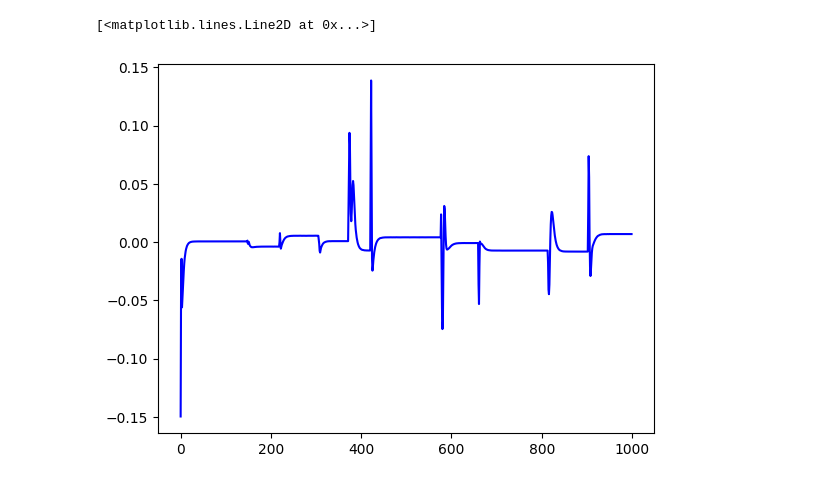
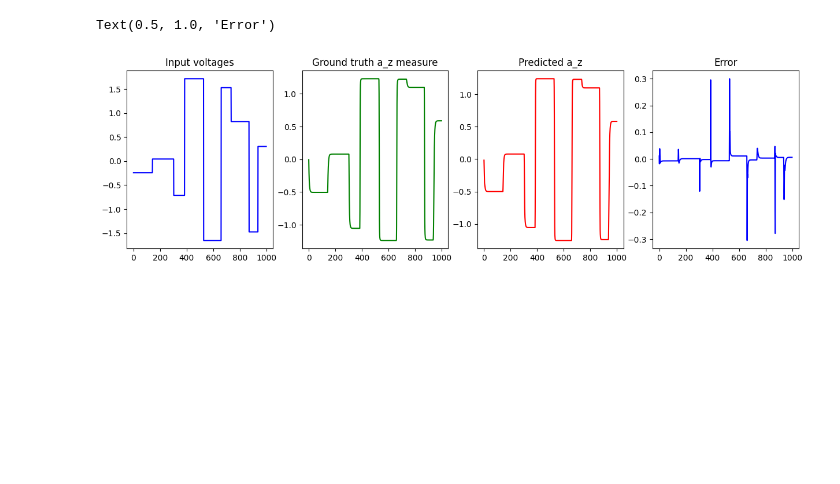
Before and after one commit to Rayan76q/EI-DATA-DRIVEN-CONTROL, a Jupyter notebook: src/model/notebooks/test_model_az.ipynb, the cells around one changed output. Drawn from its saved outputs; the diff is of its cells as text; code cells hidden in the pictures; blank space fills up the shorter version.

Commit message:
last commit rnn model

```diff
--- a/src/model/notebooks/test_model_az.ipynb
+++ b/src/model/notebooks/test_model_az.ipynb
@@ -3,18 +3,6 @@ import numpy as np
 import matplotlib.pyplot as plt
 from random import randint
 from pathlib import Path
-
-PROJECT_ROOT = next(
-    candidate
-    for directory in (Path.cwd(), *Path.cwd().parents)
-    for candidate in (directory, directory / "EI-DATA-DRIVEN-CONTROL")
-    if (candidate / "src/model/checkpoints/rnn_z.onnx").is_file()
-)
-DATA_DIR = PROJECT_ROOT / "data/generated_data"
-CHECKPOINT_DIR = PROJECT_ROOT / "src/model/checkpoints"
-for filename in ("rnn_input_z.csv", "rnn_output_z.csv"):
-    if not (DATA_DIR / filename).is_file():
-        raise FileNotFoundError(f"Supply the original training dataset at {DATA_DIR / filename}")
 
 import torch
 from torch import nn
@@ -35,8 +23,8 @@ def mimic_standardize(input_array, mimic_mean, mimic_std):
 
 # data import
 
-data_in = np.genfromtxt(DATA_DIR / "rnn_input_z.csv", delimiter=",", dtype=np.float32)[:, :1000]
-data_out = np.genfromtxt(DATA_DIR / "rnn_output_z.csv", delimiter=",", dtype=np.float32)[:, :3000]
+data_in = np.genfromtxt("rnn_input_z.csv", delimiter=",", dtype=np.float32)[:, :1000]
+data_out = np.genfromtxt("rnn_output_z.csv", delimiter=",", dtype=np.float32)[:, :3000]
 nb_data = data_in.shape[0]
 # %%
 train_size = int(0.7*nb_data)
@@ -49,45 +37,52 @@ input_data = mimic_standardize(data_in, -0.004098882433027029, 1.726764559745788
 import onnx
 import onnxruntime
 
-onnx_model = onnx.load(CHECKPOINT_DIR / "rnn_z.onnx")
+onnx_model = onnx.load("../checkpoints/rnn_z.onnx")
 onnx.checker.check_model(onnx_model)
 # %%
-onnx_model = onnx.load(CHECKPOINT_DIR / "rnn_z.onnx")
+onnx_model = onnx.load("../checkpoints/rnn_z.onnx")
 onnx.checker.check_model(onnx_model)
 
 ort_session = onnxruntime.InferenceSession(
-    str(CHECKPOINT_DIR / "rnn_z.onnx"), providers=["CPUExecutionProvider"]
+    str("../checkpoints/rnn_z.onnx"), providers=["CPUExecutionProvider"]
 )
 
 input_names = [inp.name for inp in ort_session.get_inputs()]
 x_name = input_names[0]
 h_name = input_names[1]
 
 train_rand_idx = randint(0, train_size-1)
 test_rand_idx = randint(train_size+val_size, nb_data-1)
 
 full_sequence = input_data[test_rand_idx].reshape(1, 1000, 1).astype(np.float32)
 
 hidden_size = 32
 h = np.zeros((1, 1, hidden_size), dtype=np.float32)
 
 onnxruntime_outputs_list = []
 
 for t in range(full_sequence.shape[1]):
     x_step = full_sequence[:, t:t+1, :]
 
     out, h = ort_session.run(
         None,
         {x_name: x_step, h_name: h}
     )
     onnxruntime_outputs_list.append(out)
 
 onnxruntime_outputs = np.concatenate(onnxruntime_outputs_list, axis=1)
 
-#plt.plot(input_data[test_rand_idx].reshape(1000), c="blue")
-#plt.plot(az_data[test_rand_idx], c="green")
-#plt.plot(onnxruntime_outputs[:, :][0], c="red")
-plt.plot(az_data[test_rand_idx] - onnxruntime_outputs[:, :][0][:, 0], c="blue")
+fig, axes = plt.subplots(1, 4)
+fig.set_figheight(4)
+fig.set_figwidth(15)
+axes[0].plot(input_data[test_rand_idx].reshape(1000), c="blue")
+axes[0].set_title("Input voltages")
+axes[1].plot(az_data[test_rand_idx], c="green")
+axes[1].set_title("Ground truth a_z measure")
+axes[2].plot(onnxruntime_outputs[:, :][0], c="red")
+axes[2].set_title("Predicted a_z")
+axes[3].plot(az_data[test_rand_idx] - onnxruntime_outputs[:, :][0][:, 0], c="blue")
+axes[3].set_title("Error")
 # %% [output]
-[<matplotlib.lines.Line2D at 0x...>]
+Text(0.5, 1.0, 'Error')
-[figure, old version]
+[figure, new version]
```
Also changed, not shown: 4 other files.
